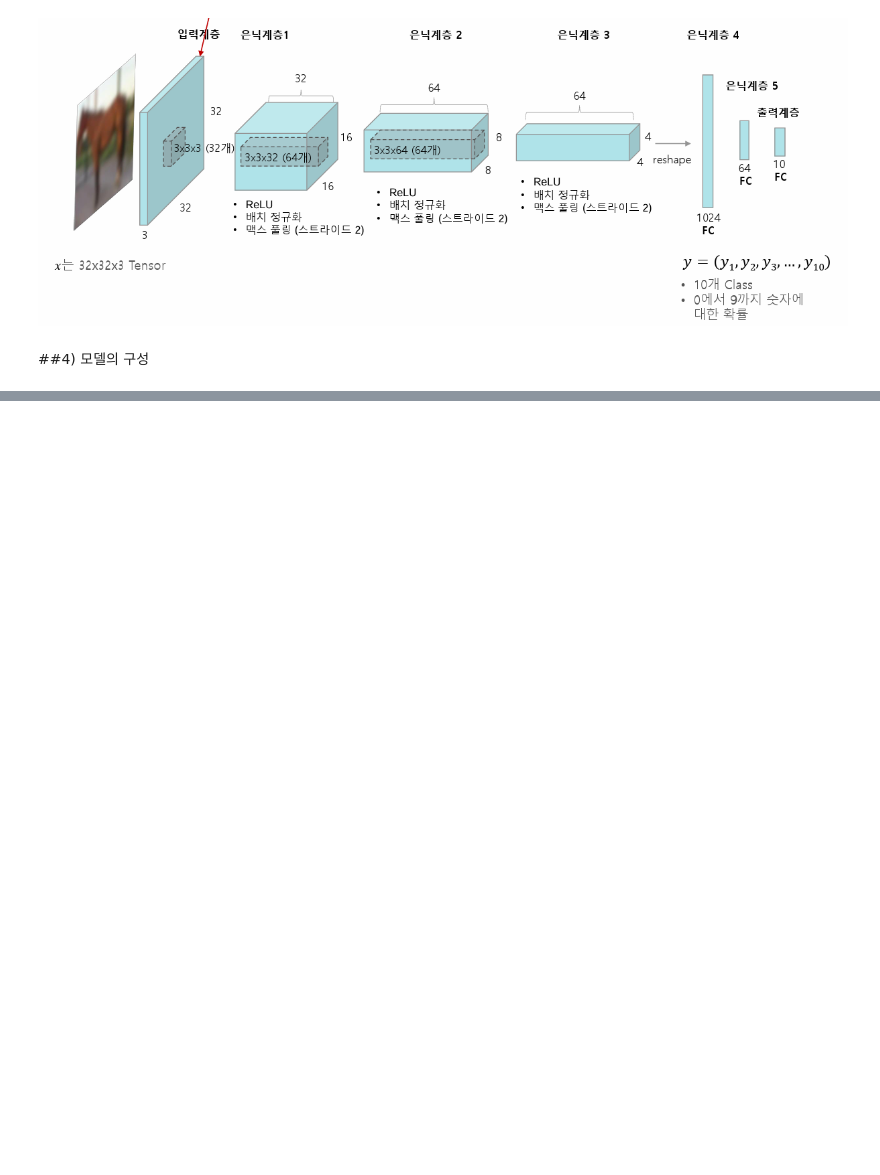
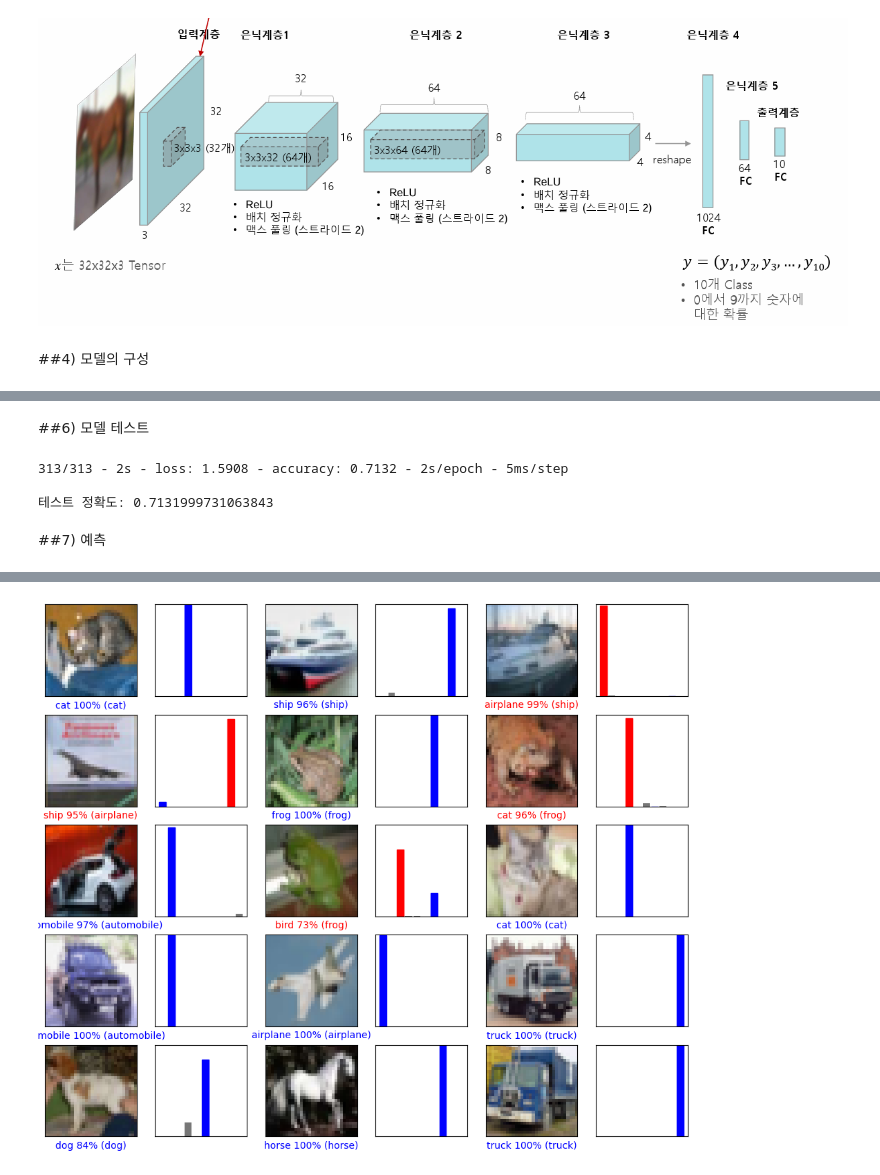
Before and after one commit to yleessam/tf, a Jupyter notebook: cnn/cifar10_cnn_training_1.ipynb, the cells around one changed output, grey strips where cells are left out. Cells and saved outputs as stored; diff of their text form; code cells hidden in the pictures; blank space fills up the shorter version.

```diff
--- a/cnn/cifar10_cnn_training_1.ipynb
+++ b/cnn/cifar10_cnn_training_1.ipynb
@@ -399,0 +496,58 @@ _________________________________________________________________
+# %% [markdown]
+##6) 모델 테스트
+# %%
+test_loss, test_acc = model_new.evaluate(test_images,  test_labels, verbose=2)
+
+print('\n테스트 정확도:', test_acc)
+# %% [output]
+313/313 - 2s - loss: 1.5908 - accuracy: 0.7132 - 2s/epoch - 5ms/step
+
+테스트 정확도: 0.7131999731063843
+# %% [markdown]
+##7) 예측
+# %%
+#예측 만들기
+def plot_image(predictions_array, true_label, img):
+  plt.grid(False)
+  plt.xticks([])
+  plt.yticks([])
+
+  plt.imshow(img)
+
+  predicted_label = np.argmax(predictions_array)
+  color = 'blue' if predicted_label == true_label else 'red'
+
+  plt.xlabel("{} {:2.0f}% ({})".format(class_names[predicted_label],
+                                100*np.max(predictions_array),
+                                class_names[true_label]),
+                                color=color)
+
+def plot_value_array(predictions_array, true_label):
+  plt.grid(False)
+  plt.xticks([])
+  plt.yticks([])
+
+  thisplot = plt.bar(range(10), predictions_array, color="#777777")
+  plt.ylim([0, 1])
+  predicted_label = np.argmax(predictions_array)
+
+  thisplot[predicted_label].set_color('red')
+  thisplot[true_label].set_color('blue')
+# %%
+predictions = model_new.predict(test_images)
+
+# 처음 X 개의 테스트 이미지와 예측 레이블, 진짜 레이블을 출력합니다
+# 올바른 예측은 파랑색으로 잘못된 예측은 빨강색으로 나타냅니다
+num_rows = 5
+num_cols = 3
+num_images = num_rows*num_cols
+plt.figure(figsize=(2*2*num_cols, 2*num_rows))
+for i in range(num_images):
+  plt.subplot(num_rows, 2*num_cols, 2*i+1)
+  plot_image(predictions[i], test_labels[i], test_images[i])
+
+  #테스트 요약 차트
+  plt.subplot(num_rows, 2*num_cols, 2*i+2)
+  plot_value_array(predictions[i], test_labels[i])
+plt.show()
+# %% [output]
@@ -399,0 +555 @@ _________________________________________________________________
+[figure, added]
```
Also changed, not shown: parts of 13 cells of this notebook.
